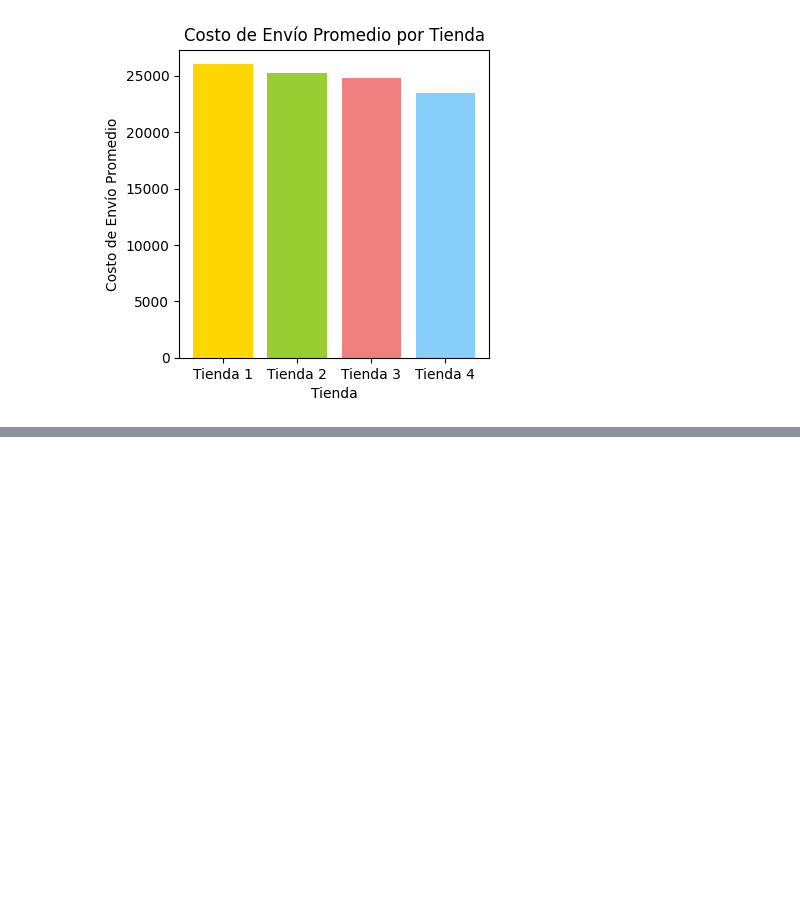
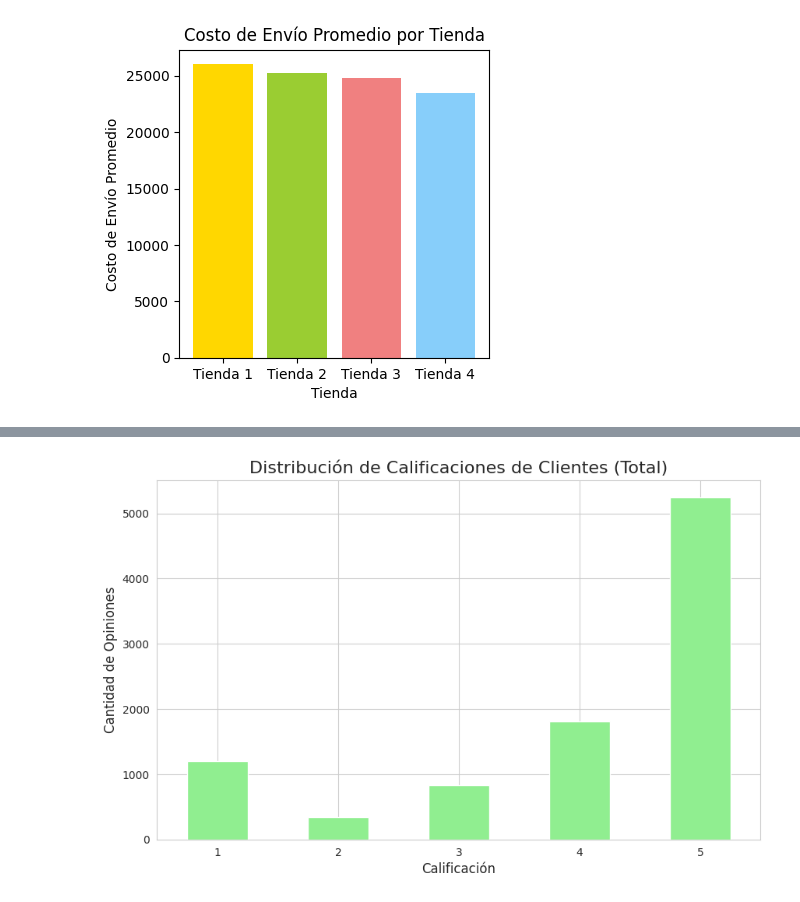
Before and after one commit to Gaby46Pe/AprendiendoGit, a Jupyter notebook: AluraStoreLatam.ipynb, the cells around one changed output, grey strips where cells are left out. Saved outputs shown, nothing was run; the diff lists cells and outputs as text; code cells hidden in the pictures; blank space fills up the shorter version.

```diff
--- a/AluraStoreLatam.ipynb
+++ b/AluraStoreLatam.ipynb
@@ -969,0 +1011,12 @@ plt.show()
+# %%
+conteo_calificaciones = tienda_total['Calificación'].value_counts().sort_index()
+
+plt.figure(figsize=(10, 6))
+conteo_calificaciones.plot(kind='bar', color='lightgreen')
+plt.title('Distribución de Calificaciones de Clientes (Total)', fontsize=16)
+plt.xlabel('Calificación', fontsize=12)
+plt.ylabel('Cantidad de Opiniones', fontsize=12)
+plt.xticks(rotation=0)
+plt.show()
+# %% [output]
+[figure, added]
```
Also changed, not shown: parts of 6 cells of this notebook.
